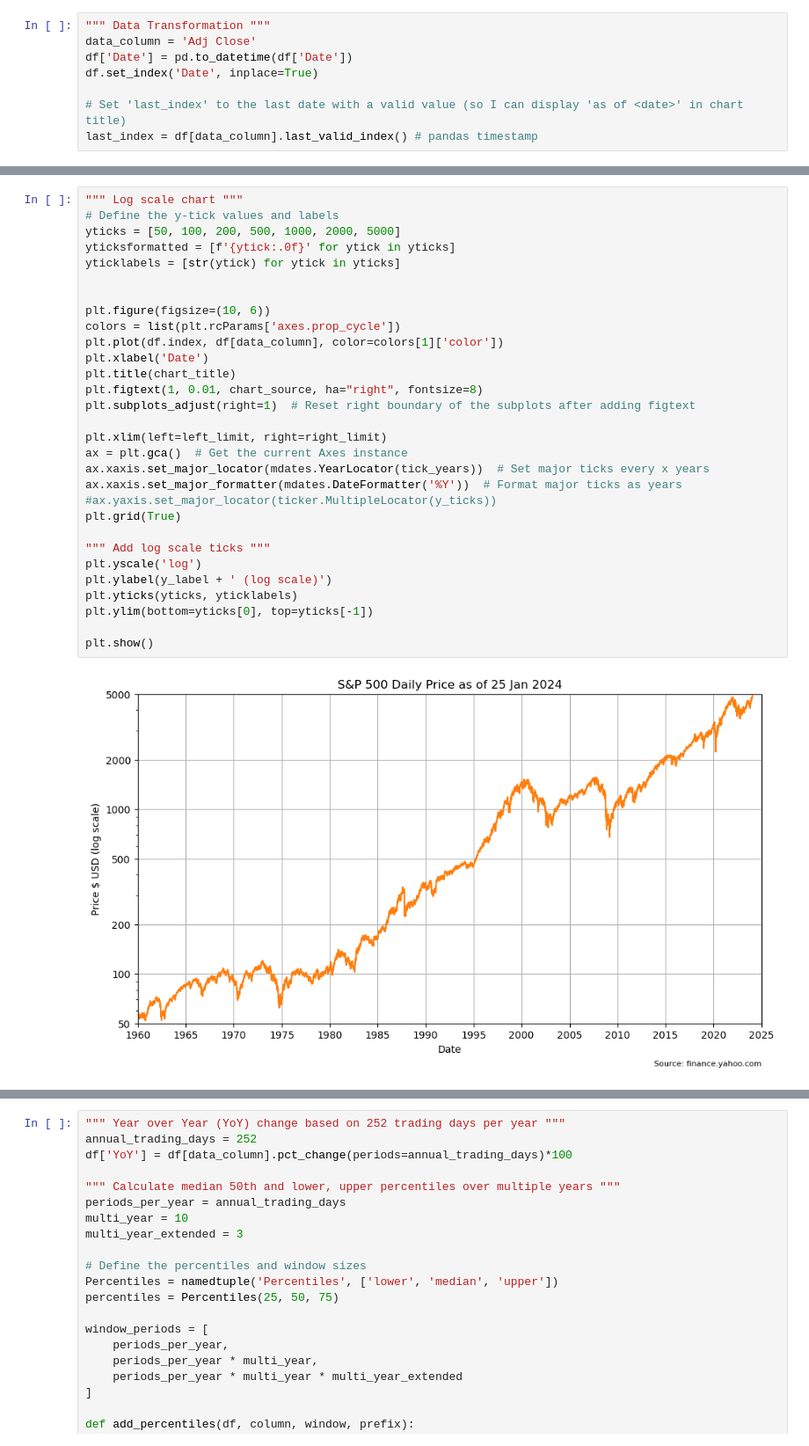
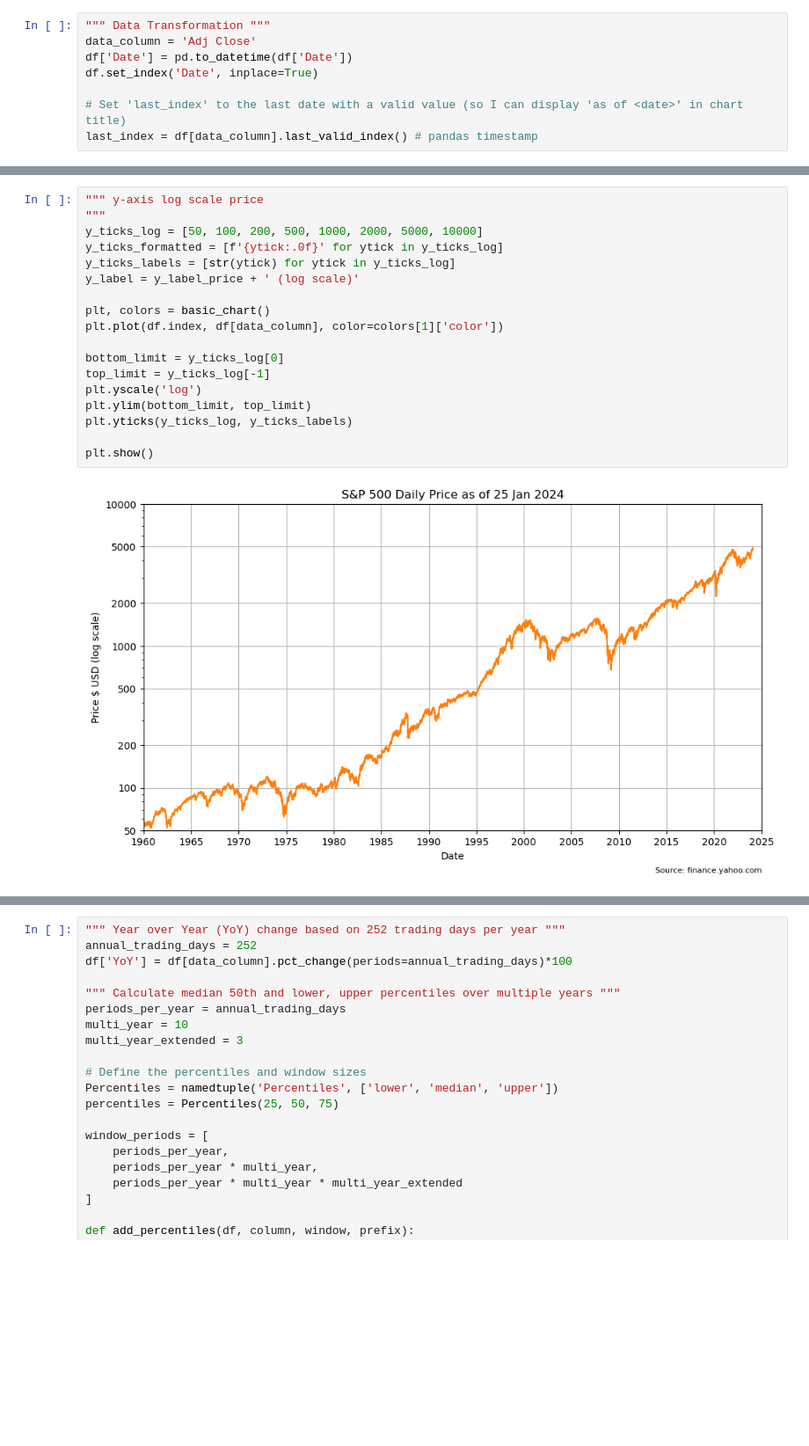
Before and after one commit to mikejonestechno/investment-analytics, a Jupyter notebook: notebooks/spx-prices.ipynb, the cells around one changed output, grey strips where cells are left out. Shown at 88% size. Saved outputs shown, nothing was run; the diff lists cells and outputs as text; blank space fills up the shorter version.

```diff
--- a/notebooks/spx-prices.ipynb
+++ b/notebooks/spx-prices.ipynb
@@ -79,32 +105,20 @@ plt.show()
-# %%
-""" Log scale chart """
-# Define the y-tick values and labels
-yticks = [50, 100, 200, 500, 1000, 2000, 5000]
-yticksformatted = [f'{ytick:.0f}' for ytick in yticks]
-yticklabels = [str(ytick) for ytick in yticks]
-
-
-plt.figure(figsize=(10, 6))
-colors = list(plt.rcParams['axes.prop_cycle'])
-plt.plot(df.index, df[data_column], color=colors[1]['color'])
-plt.xlabel('Date')
-plt.title(chart_title)
-plt.figtext(1, 0.01, chart_source, ha="right", fontsize=8)
-plt.subplots_adjust(right=1)  # Reset right boundary of the subplots after adding figtext
-
-plt.xlim(left=left_limit, right=right_limit)
-ax = plt.gca()  # Get the current Axes instance
-ax.xaxis.set_major_locator(mdates.YearLocator(tick_years))  # Set major ticks every x years
-ax.xaxis.set_major_formatter(mdates.DateFormatter('%Y'))  # Format major ticks as years
-#ax.yaxis.set_major_locator(ticker.MultipleLocator(y_ticks))
-plt.grid(True)
-
-""" Add log scale ticks """
-plt.yscale('log')
-plt.ylabel(y_label + ' (log scale)')
-plt.yticks(yticks, yticklabels)
-plt.ylim(bottom=yticks[0], top=yticks[-1])
-
-plt.show()
-# %% [output]
-[figure, removed]
+# %%
+""" y-axis log scale price
+"""
+y_ticks_log = [50, 100, 200, 500, 1000, 2000, 5000, 10000]
+y_ticks_formatted = [f'{ytick:.0f}' for ytick in y_ticks_log]
+y_ticks_labels = [str(ytick) for ytick in y_ticks_log]
+y_label = y_label_price + ' (log scale)'
+
+plt, colors = basic_chart()
+plt.plot(df.index, df[data_column], color=colors[1]['color'])
+
+bottom_limit = y_ticks_log[0]
+top_limit = y_ticks_log[-1]
+plt.yscale('log')
+plt.ylim(bottom_limit, top_limit)
+plt.yticks(y_ticks_log, y_ticks_labels)
+
+plt.show()
+# %% [output]
+[figure, added]
```
Also changed, not shown: parts of 11 cells of this notebook, 18 other files.
